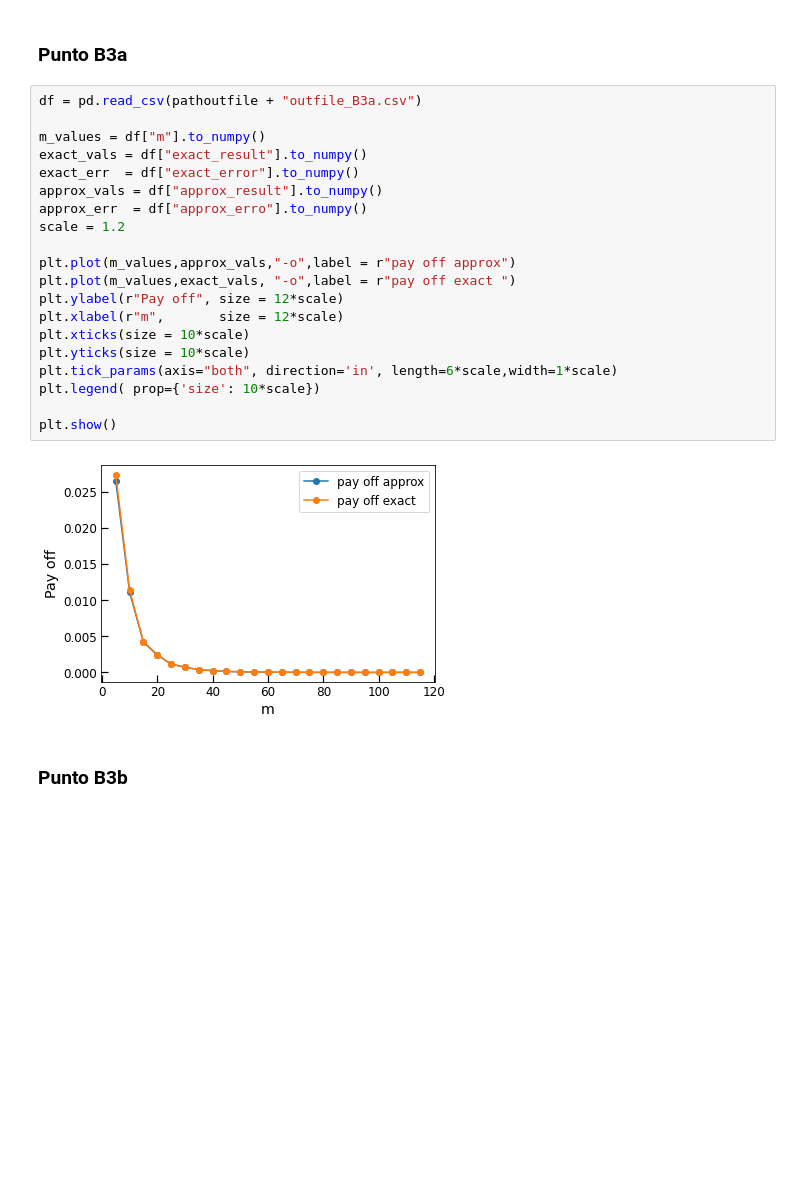
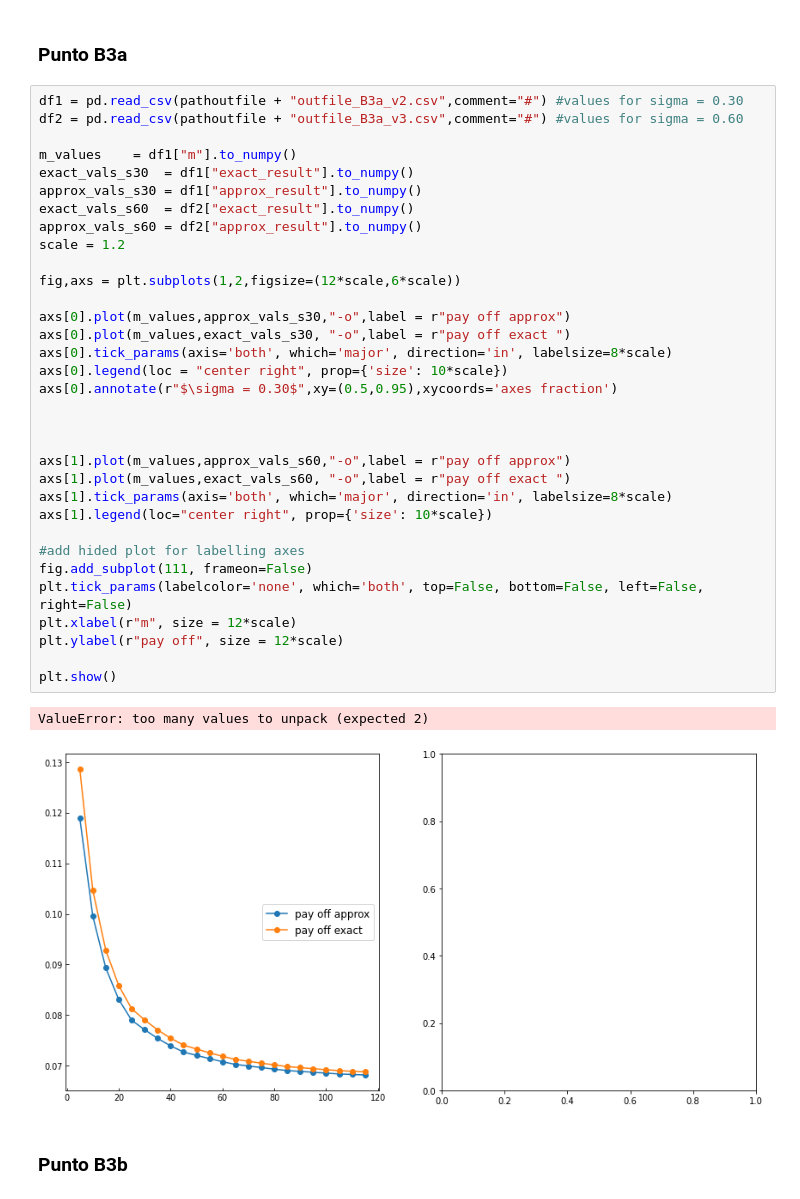
Before and after one commit to magmar1968/assignment_cuda, a Jupyter notebook: py_analisis/punti_B_analysis.ipynb, the cells around one changed output. Saved outputs shown, nothing was run; the diff lists cells and outputs as text; blank space fills up the shorter version.

Commit message:
add new values for B3a

```diff
--- a/py_analisis/punti_B_analysis.ipynb
+++ b/py_analisis/punti_B_analysis.ipynb
@@ -13,28 +13,42 @@ import matplotlib.ticker
 pathoutfile = "../pricer/data/outfile_exam/"
 # %% [markdown]
 ### Punto B3a
-# %%
-df = pd.read_csv(pathoutfile + "outfile_B3a.csv")
-
-m_values = df["m"].to_numpy()
-exact_vals = df["exact_result"].to_numpy()
-exact_err  = df["exact_error"].to_numpy()
-approx_vals = df["approx_result"].to_numpy()
-approx_err  = df["approx_erro"].to_numpy()
-scale = 1.2
-
-plt.plot(m_values,approx_vals,"-o",label = r"pay off approx")
-plt.plot(m_values,exact_vals, "-o",label = r"pay off exact ")
-plt.ylabel(r"Pay off", size = 12*scale)
-plt.xlabel(r"m",       size = 12*scale)
-plt.xticks(size = 10*scale)
-plt.yticks(size = 10*scale)
-plt.tick_params(axis="both", direction='in', length=6*scale,width=1*scale)
-plt.legend( prop={'size': 10*scale})
-
-plt.show()
-# %% [output]
-[figure, removed]
+# %%
+df1 = pd.read_csv(pathoutfile + "outfile_B3a_v2.csv",comment="#") #values for sigma = 0.30
+df2 = pd.read_csv(pathoutfile + "outfile_B3a_v3.csv",comment="#") #values for sigma = 0.60
+
+m_values    = df1["m"].to_numpy()
+exact_vals_s30  = df1["exact_result"].to_numpy()
+approx_vals_s30 = df1["approx_result"].to_numpy()
+exact_vals_s60  = df2["exact_result"].to_numpy()
+approx_vals_s60 = df2["approx_result"].to_numpy()
+scale = 1.2
+
+fig,axs = plt.subplots(1,2,figsize=(12*scale,6*scale))
+
+axs[0].plot(m_values,approx_vals_s30,"-o",label = r"pay off approx")
+axs[0].plot(m_values,exact_vals_s30, "-o",label = r"pay off exact ")
+axs[0].tick_params(axis='both', which='major', direction='in', labelsize=8*scale)
+axs[0].legend(loc = "center right", prop={'size': 10*scale})
+axs[0].annotate(r"$\sigma = 0.30$",xy=(0.5,0.95),xycoords='axes fraction')
+
+
+
+axs[1].plot(m_values,approx_vals_s60,"-o",label = r"pay off approx")
+axs[1].plot(m_values,exact_vals_s60, "-o",label = r"pay off exact ")
+axs[1].tick_params(axis='both', which='major', direction='in', labelsize=8*scale)
+axs[1].legend(loc="center right", prop={'size': 10*scale})
+
+#add hided plot for labelling axes
+fig.add_subplot(111, frameon=False)
+plt.tick_params(labelcolor='none', which='both', top=False, bottom=False, left=False, right=False)
+plt.xlabel(r"m", size = 12*scale)
+plt.ylabel(r"pay off", size = 12*scale)
+
+plt.show()
+# %% [output]
+ValueError: too many values to unpack (expected 2)
+[figure, added]
 # %% [markdown]
 ### Punto B3b
 # %%
```
Also changed, not shown: parts of 2 cells of this notebook.
